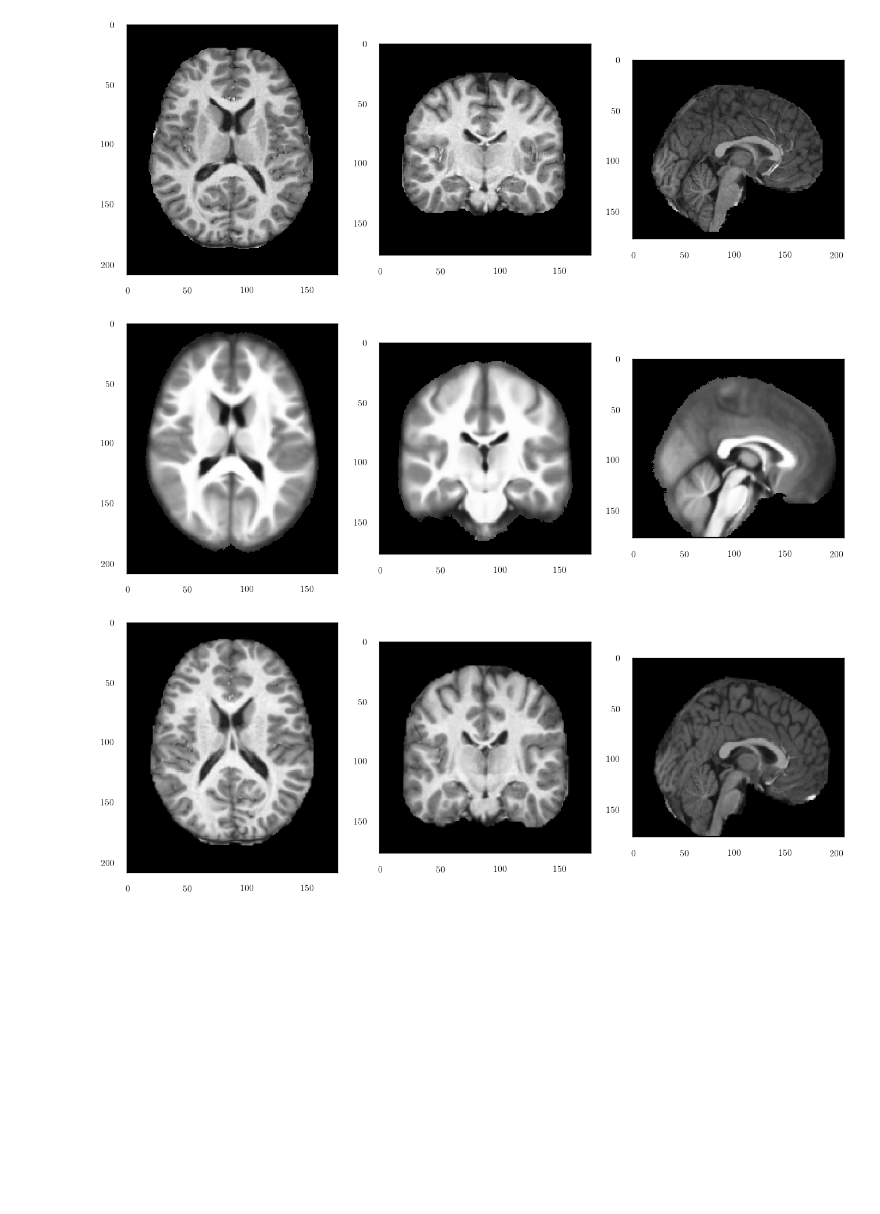
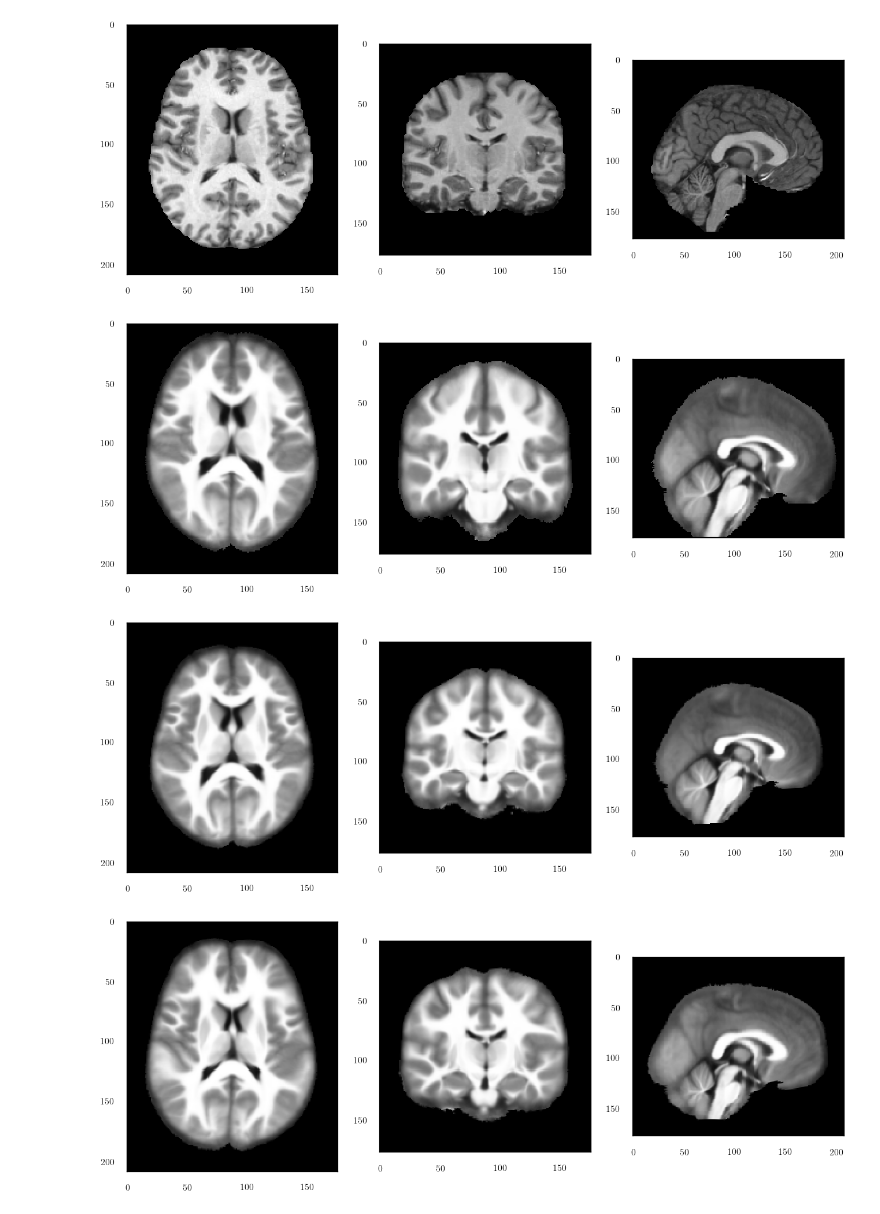
Before and after one commit to Enucatl/machine-learning-healthy-brains, a Jupyter notebook: local_postprocessing/atlas.ipynb, the cells around one changed output. Saved outputs shown, nothing was run; the diff lists cells and outputs as text; code cells hidden in the pictures; blank space fills up the shorter version.

```diff
--- a/local_postprocessing/atlas.ipynb
+++ b/local_postprocessing/atlas.ipynb
@@ -57,21 +57,19 @@ def show_atlas(path, x, y, z):
     print(img.shape)
     plot_three(img, x, y, z)
     plot_three(mean_brain, x, y, z)
-    flirt_output = nb.load("../data/train_1_flirt.nii.gz").get_data()
+    flirt_output = nb.load("../data/fsl/train_94/train_94_flirt.nii.gz").get_data()
+    fnirt_output = nb.load("../data/fsl/train_94/train_94_fnirt.nii.gz").get_data()
+    atlas_output = nb.load("../data/fsl/train_94/train_94_warped_atlas.nii.gz").get_data()
     plot_three(flirt_output, x, y, z)
-    left_hippo = np.where(atlas == 17)
-    print(left_hippo)
-    x, y, z = np.where(atlas == 17)
-    x_min, x_max = np.min(x), np.max(x)
-    y_min, y_max = np.min(y), np.max(y)
-    z_min, z_max = np.min(z), np.max(z)
-    print(x_min, x_max, y_min, y_max, z_min, z_max)
-    print(x, y, z)
+    plot_three(fnirt_output, x, y, z)
+    atlas_output[atlas_output != 18] = 0
+    plot_three(atlas_output, x, y, z)
+
 
 
 
 shape = (176, 208, 176)
-path = widgets.Text("../data/set_train/train_1.nii")
+path = widgets.Text("../data/set_train/train_94.nii")
 interact(
     show_atlas,
     path=path,
@@ -88,4 +83,5 @@ interact(
 [figure]
-[figure, old version]
+[figure, new version]
 [figure]
-[figure, old version]
+[figure, new version]
+[figure, added]
```
Also changed, not shown: parts of 8 cells of this notebook, 2 other files.
